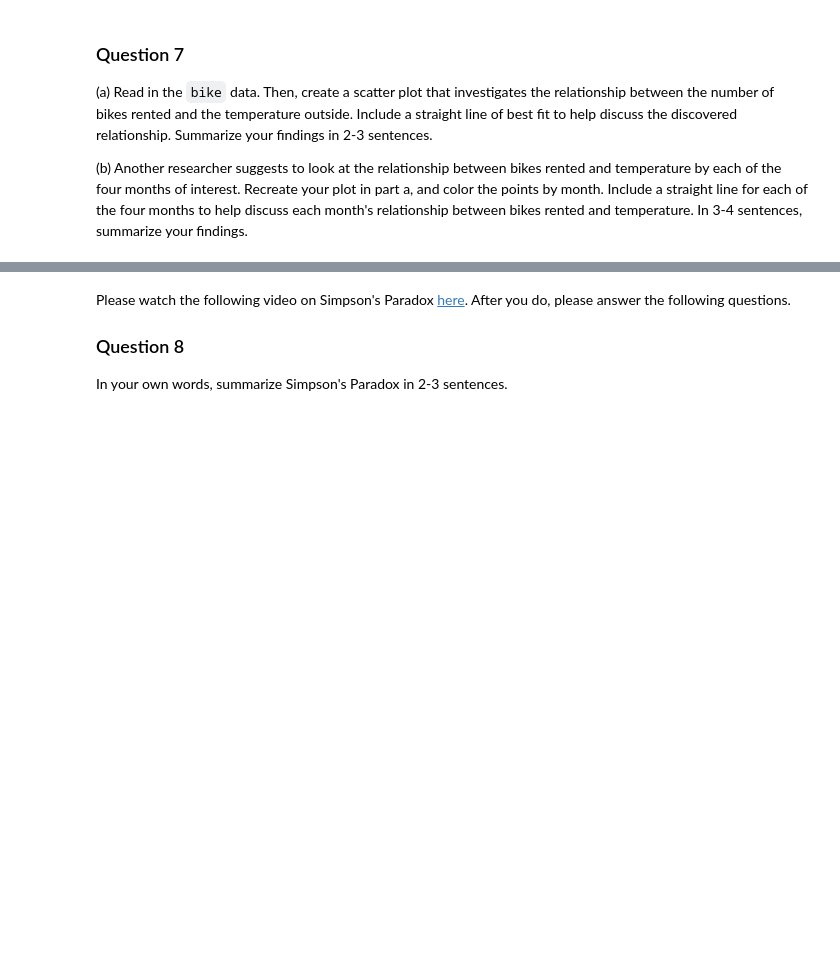
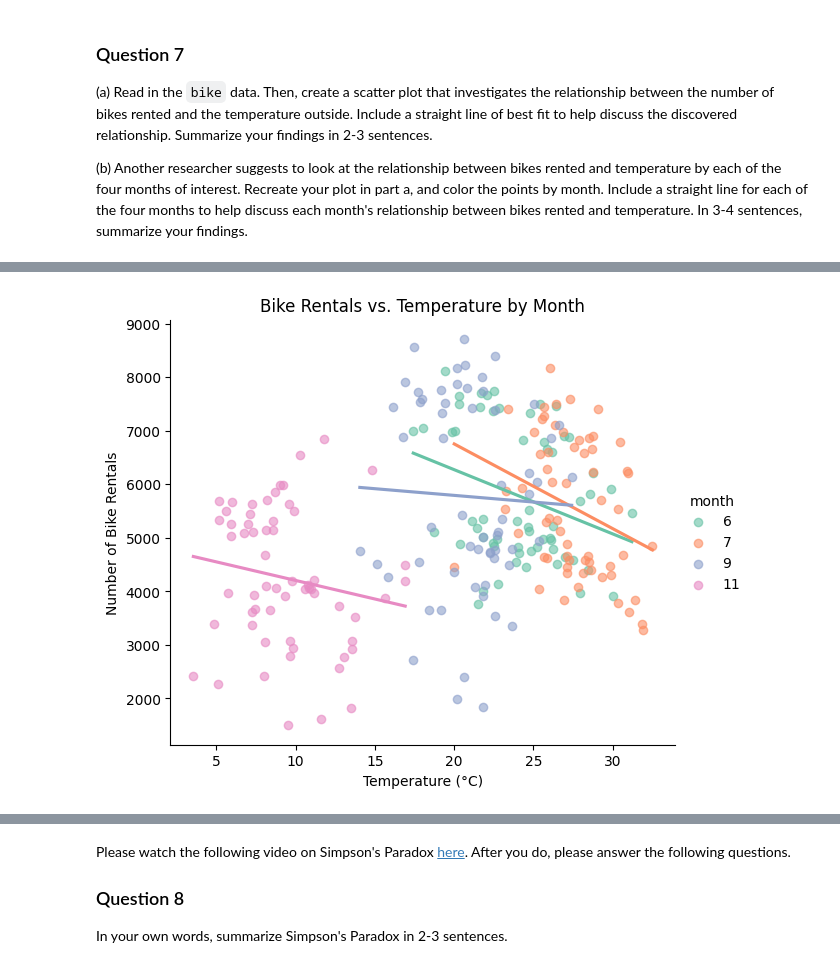
Before and after one commit to INFO-511-F24/lab-05-ChilePeppers, a Jupyter notebook: lab-5.ipynb, the cells around one changed output, grey strips where cells are left out. Saved outputs shown, nothing was run; the diff lists cells and outputs as text; code cells hidden in the pictures; blank space fills up the shorter version.

```diff
--- a/lab-5.ipynb
+++ b/lab-5.ipynb
@@ -375,0 +417,18 @@ Below is a list of variables and their definitions:
+# %%
+sns.lmplot(
+    data=bike_data,
+    x='temp',
+    y='count',
+    hue='month',
+    palette='Set2',
+    ci=None,
+    scatter_kws={'alpha': 0.6},
+    height=5,
+    aspect=1.2
+)
+plt.title("Bike Rentals vs. Temperature by Month")
+plt.xlabel("Temperature (°C)")
+plt.ylabel("Number of Bike Rentals")
+plt.show()
+# %% [output]
+[figure, added]
```
Also changed, not shown: parts of 7 cells of this notebook.
